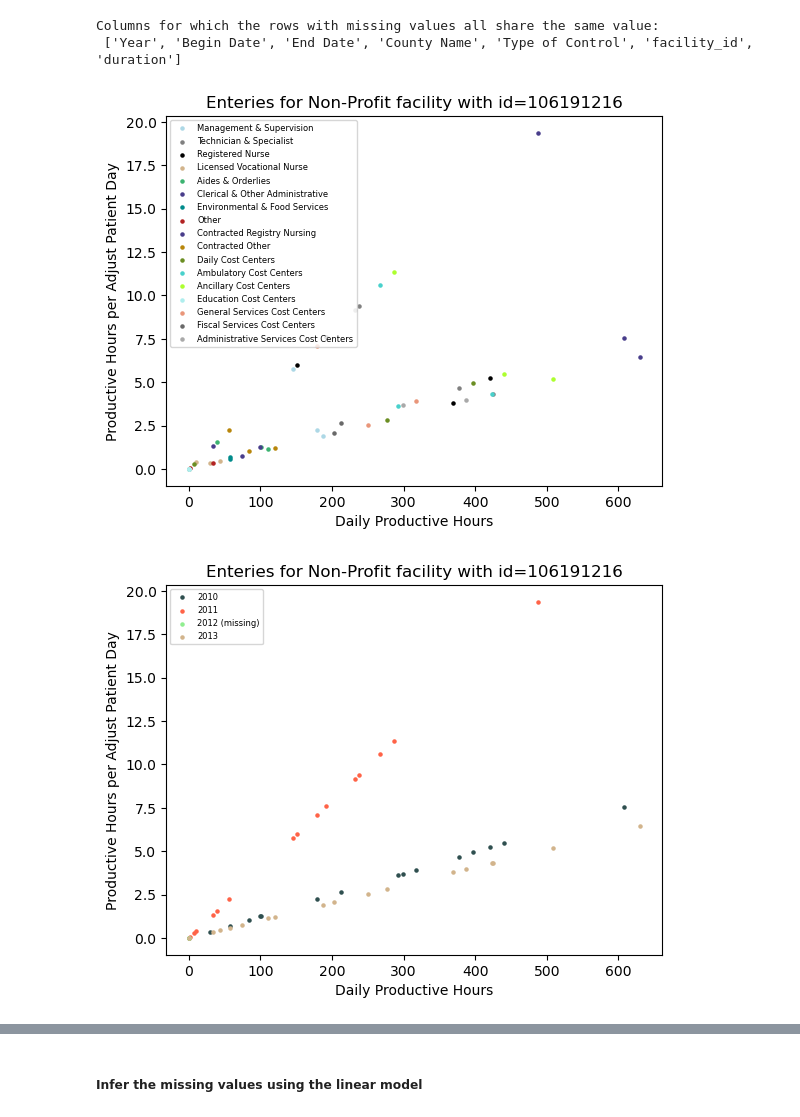
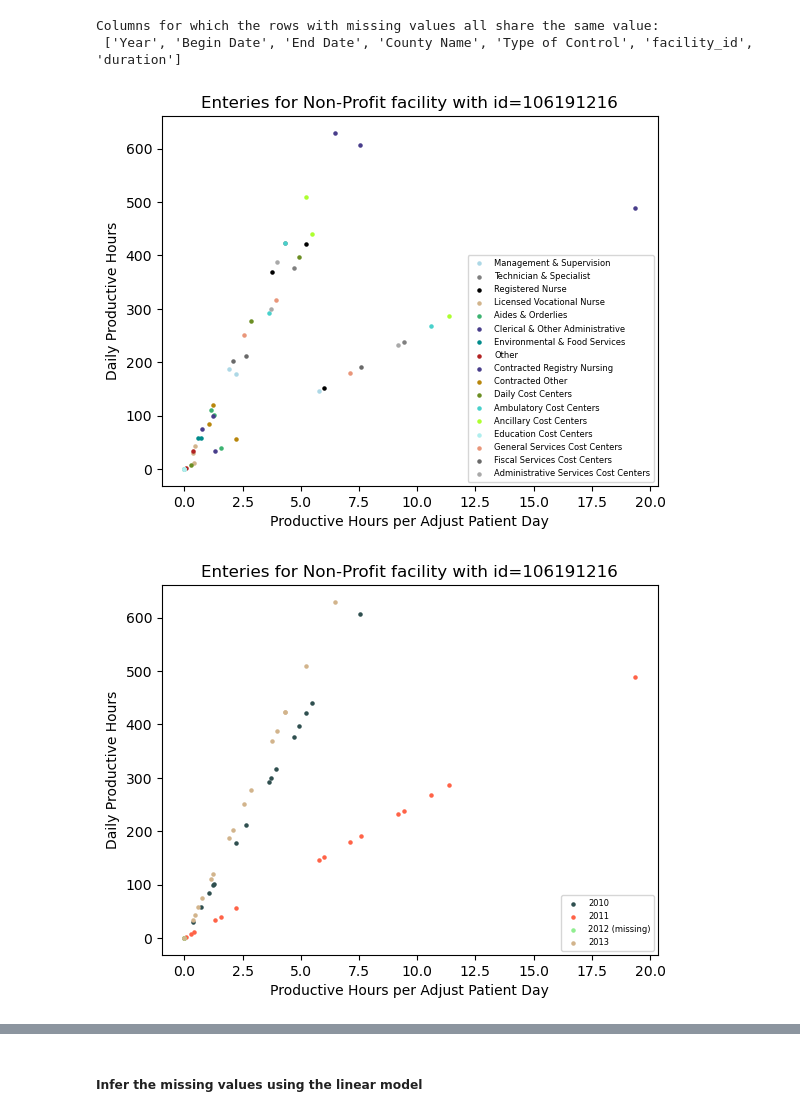
Before and after one commit to ndoroud/Hospital_Staffing, a Jupyter notebook: staffing.ipynb, the cells around one changed output, grey strips where cells are left out. Saved outputs shown, nothing was run; the diff lists cells and outputs as text; code cells hidden in the pictures.

```diff
--- a/staffing.ipynb
+++ b/staffing.ipynb
@@ -18,9 +22,20 @@ path = os.getcwd()
 # Hospital staffing
 
 The dataset we use is provided courtesy of Department of Healthcare Access and Information of California which can be found downloaded from <a href=https://data.chhs.ca.gov/dataset/hospital-staffing-2009-2013> here </a>.
+# %%
+# Import dataset download link from file
+with open(path+'/datasets/dataset.url', 'r') as file:
+    ds_link = file.read()
+
+# Download dataset
+if not os.path.exists(path+'/datasets/'+ds_link.split('/')[-1]):
+    tf.keras.utils.get_file(ds_link.split('/')[-1],
+                            ds_link,
+                            cache_dir='./',
+                            cache_subdir='datasets')
 # %%
 # Load data as a pandas dataframe
-df = pd.read_csv(path+'/datasets/hospital-staffing-2009-2013.csv',
+df = pd.read_csv(path+'/datasets/'+ds_link.split('/')[-1],
                  delimiter=',',
                  on_bad_lines='warn')
 df.head(3)
@@ -492,38 +507,38 @@ mask = mask & df['PHpAPD'].notna()
 
 # Prepare data for the plot
 Htypes = df['Hours Type'].unique()
-Xs = {t:df[mask & (df['Hours Type'] == t)].DPH for t in Htypes}
-Ys = {t:df[mask & (df['Hours Type'] == t)].PHpAPD for t in Htypes}
+Xs = {t:df[mask & (df['Hours Type'] == t)].PHpAPD for t in Htypes}
+Ys = {t:df[mask & (df['Hours Type'] == t)].DPH for t in Htypes}
 # %%
 # Generate a list of colors for the plot
 colors = cfns.random_colors(Htypes)
 
 # Plot the data for different Hours Type
 fig = plt.figure()
 for type in Htypes:
     plt.scatter(Xs[type], Ys[type], 5, colors[type], label=type)
 
 plt.title('Enteries for {} facility with id={}'.format(
     toc, fid))
-plt.xlabel('Daily Productive Hours')
-plt.ylabel('Productive Hours per Adjust Patient Day')
-plt.legend(loc="upper left", fontsize=6)
+plt.xlabel('Productive Hours per Adjust Patient Day')
+plt.ylabel('Daily Productive Hours')
+plt.legend(loc="lower right", fontsize=6)
 
 plt.show()
 # %% [output]
-[figure, old version]
+[figure, new version]
 # %%
 # The plot clearly shows 3 linear trends which should correspond
 # to the 3 years for which we have COMPLETE data.
 # (Recall that all the missing values are from 2012.)
 years = np.arange(2010,2014, 1)
-X = {y:df[mask & (df['Year'] == y)].DPH for y in years}
-Y = {y:df[mask & (df['Year'] == y)].PHpAPD for y in years}
+X = {y:df[mask & (df['Year'] == y)].PHpAPD for y in years}
+Y = {y:df[mask & (df['Year'] == y)].DPH for y in years}
 
 # Generate a list of colors for the plot
 colors = cfns.random_colors(years, 1)
 
-# Plot the data for different Hours Type
+# Plot the data for each year
 fig = plt.figure()
 for y in years:
     plt.scatter(X[y], Y[y], 5, colors[y], label=f'{y}'.replace(
@@ -531,13 +546,13 @@ for y in years:
 
 plt.title('Enteries for {} facility with id={}'.format(
     toc, fid))
-plt.xlabel('Daily Productive Hours')
-plt.ylabel('Productive Hours per Adjust Patient Day')
-plt.legend(loc="upper left", fontsize=6)
+plt.xlabel('Productive Hours per Adjust Patient Day')
+plt.ylabel('Daily Productive Hours')
+plt.legend(loc="lower right", fontsize=6)
 
 plt.show()
 # %% [output]
-[figure, old version]
+[figure, new version]
 # %%
 # List facility ids with similar features
 #(type of control = Non Profit, County Name = )
```
Also changed, not shown: parts of 27 cells of this notebook, 1 other file.
